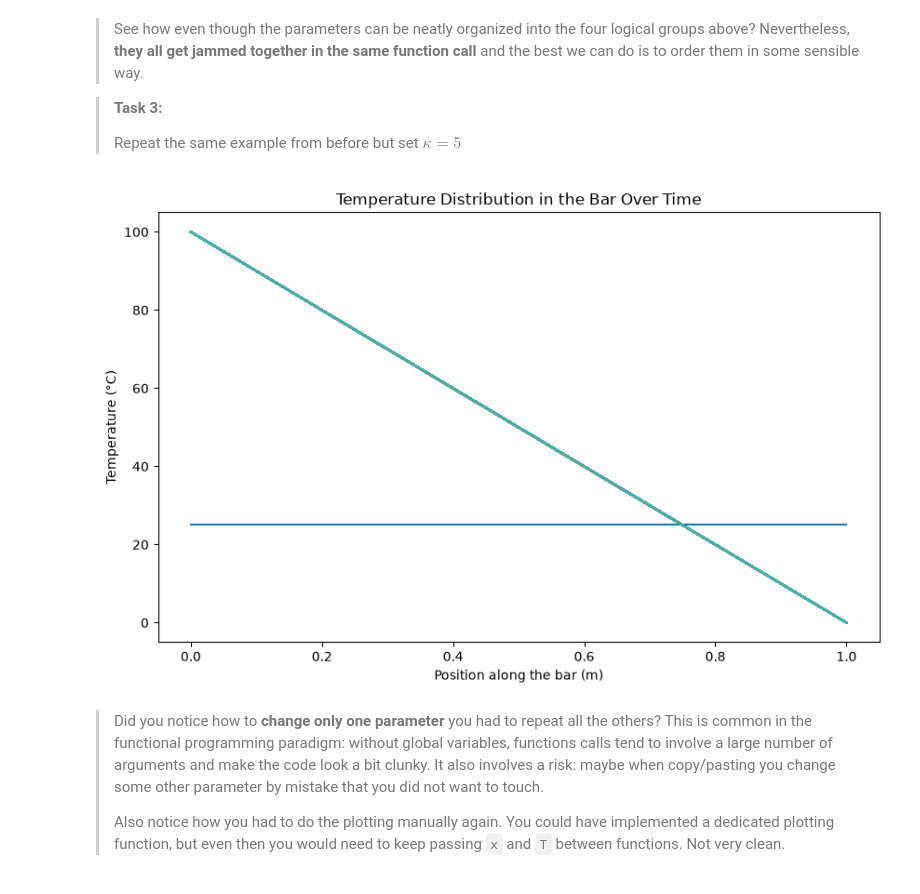
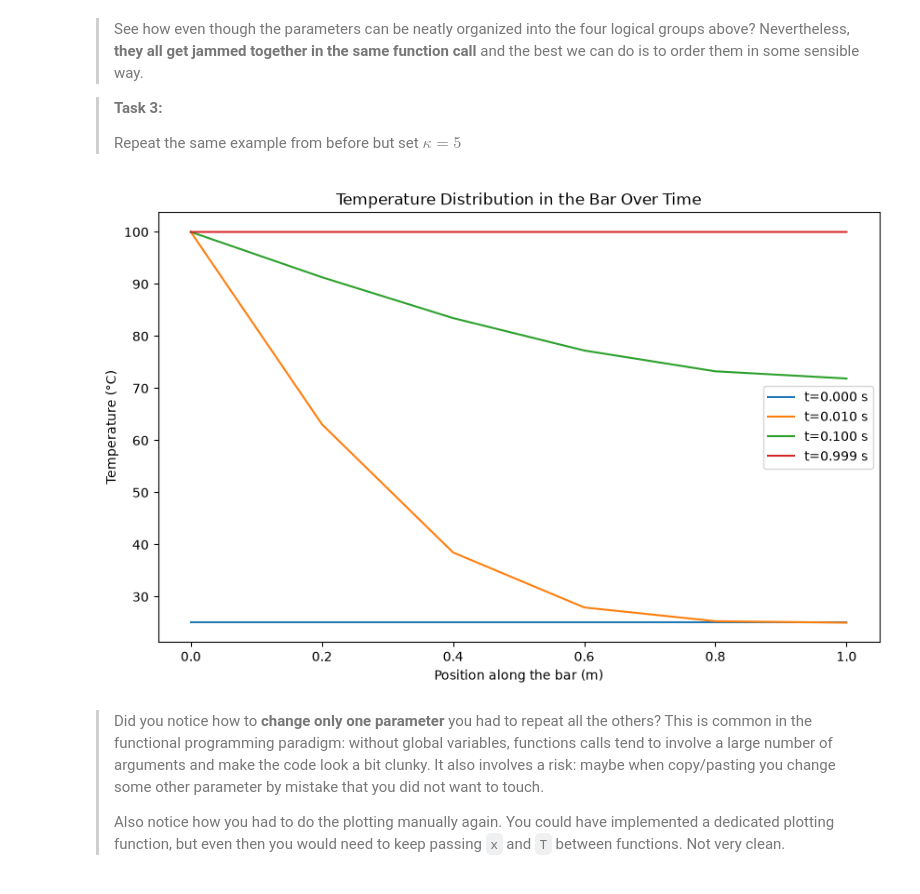
Before and after one commit to fabtapiarodriguez-cloud/Q2, a Jupyter notebook: Week_01/all_files_PA_2_1/1_functional.ipynb, the cells around one changed output. Drawn from its saved outputs; the diff is of its cells as text; code cells hidden in the pictures.

Commit message:
changes in kappa

```diff
--- a/Week_01/all_files_PA_2_1/1_functional.ipynb
+++ b/Week_01/all_files_PA_2_1/1_functional.ipynb
@@ -99,23 +99,26 @@ plt.show()
 # %%
 L =1.0
 dx = 0.1
 dt = 0.001
 kappa = 5
 T_i = [25 , 100, 0]
-x_2,T_2 = run_diffusion(L, dx, dt, kappa, T_i[0], T_i[1], T_i[2], 10000)
+x_2,T_2 = run_diffusion(L, dx, dt, kappa, T_i[0], T_i[1], T_i[2], 1000)
 
 # plot the results
+# plot the results
 plt.figure(figsize=(10, 6))
-for n in range(0, 10000, 100):
-    plt.plot(x_2, T_2[n,:], label=f't={n*dt:.3f} s')
+plt.plot(x_2, T_2[0,:], label=f't={0*dt:.3f} s')
+plt.plot(x_2, T_2[10,:], label=f't={10*dt:.3f} s')
+plt.plot(x_2, T_2[100,:], label=f't={100*dt:.3f} s')
+plt.plot(x_2, T_2[999,:], label=f't={999*dt:.3f} s')
 plt.xlabel('Position along the bar (m)')
 plt.ylabel('Temperature (°C)')
 plt.title('Temperature Distribution in the Bar Over Time')
-#plt.legend()
+plt.legend()
 #plt.grid()
 plt.show()
 # %% [output]
-[figure, old version]
+[figure, new version]
 # %% [markdown]
 > Did you notice how to **change only one parameter** you had to repeat all the others? This is common in the functional programming paradigm: without global variables, functions calls tend to involve a large number of arguments and make the code look a bit clunky. It also involves a risk: maybe when copy/pasting you change some other parameter by mistake that you did not want to touch.
 >
```
Also changed, not shown: 1 other file.
